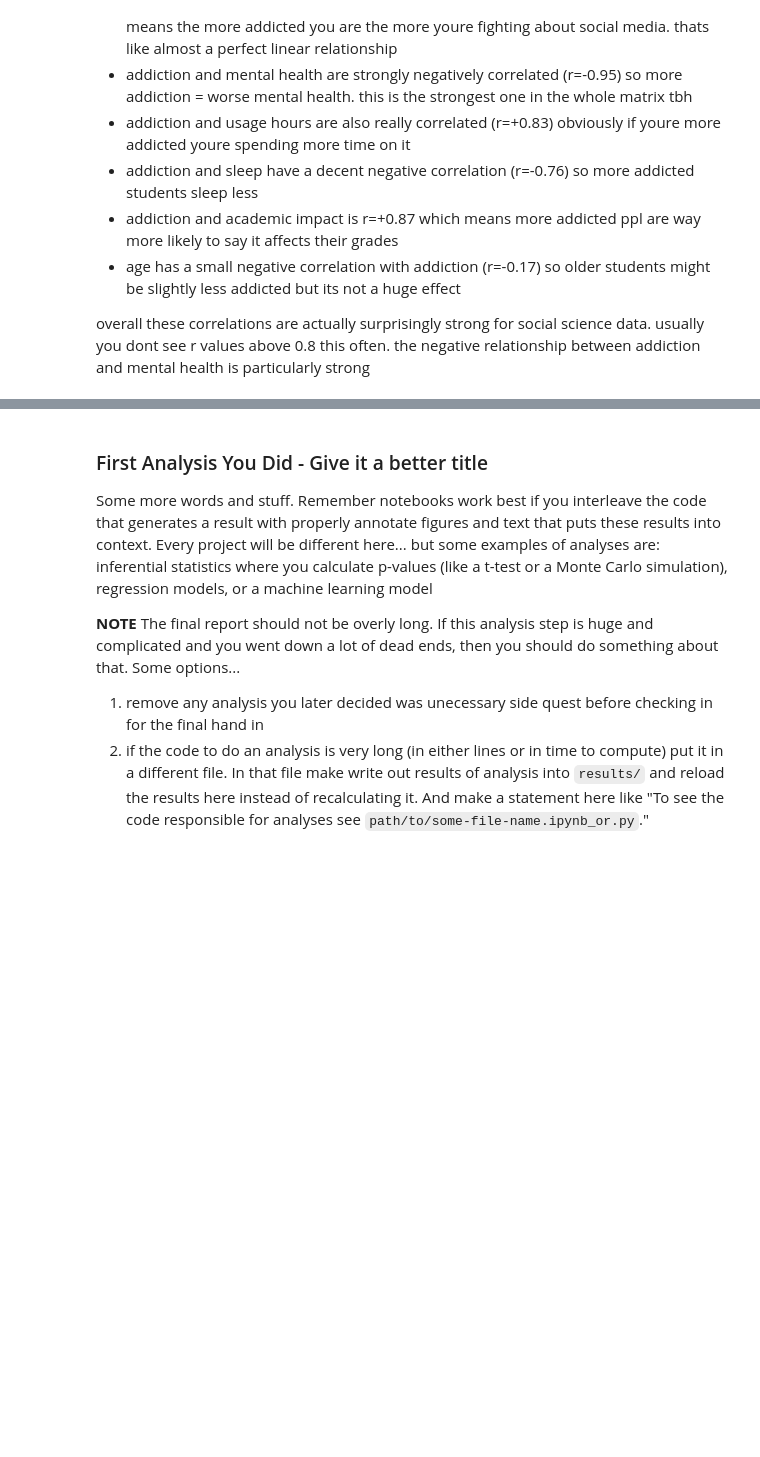
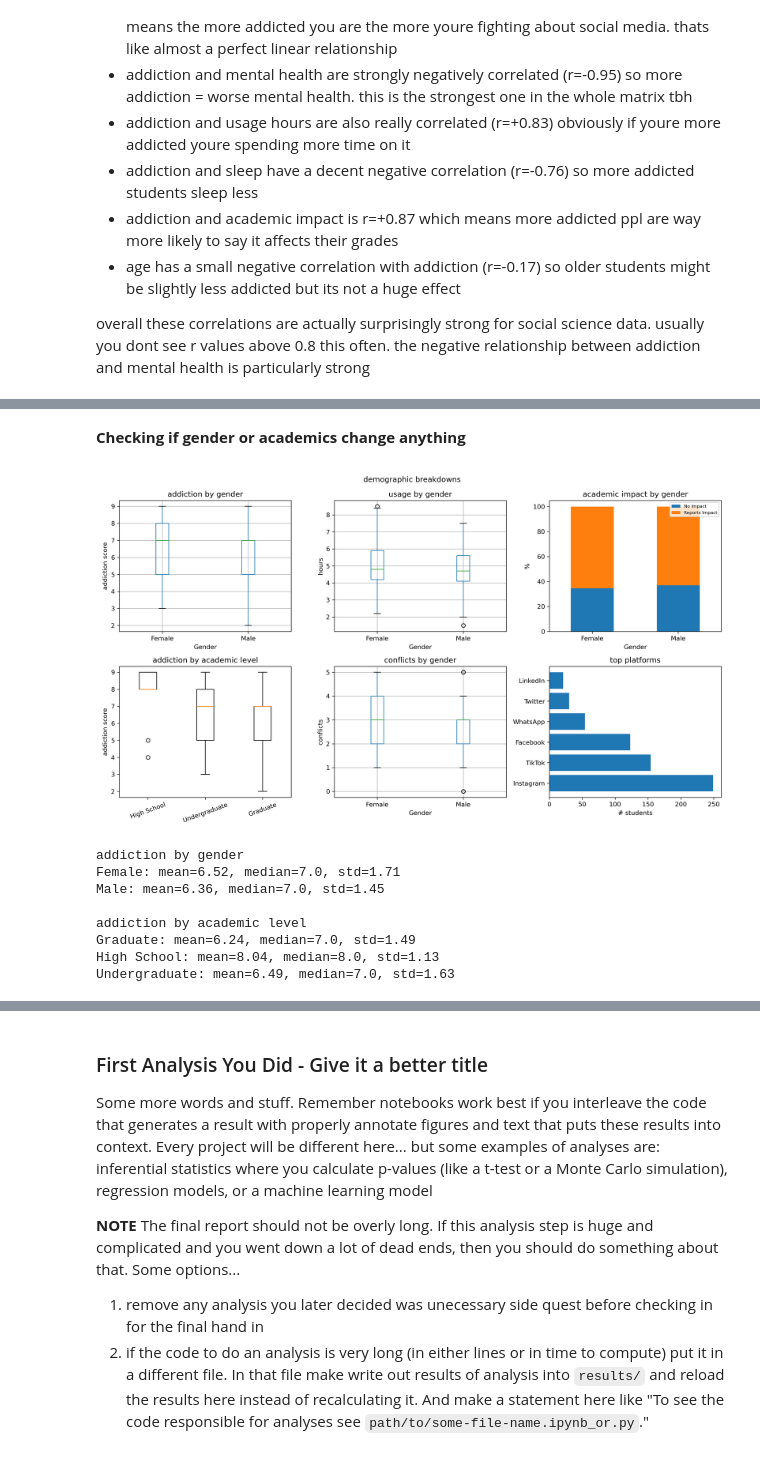
Before and after one commit to COGS108/Group151_WI26, a Jupyter notebook: 03-FinalProject.ipynb, the cells around one changed output, grey strips where cells are left out. Saved outputs shown, nothing was run; the diff lists cells and outputs as text; code cells hidden in the pictures; blank space fills up the shorter version.

```diff
--- a/03-FinalProject.ipynb
+++ b/03-FinalProject.ipynb
@@ -461,0 +493,22 @@ overall these correlations are actually surprisingly strong for social science d
+# %% [markdown]
+**Checking if gender or academics change anything**
+# %%
+display(Image("./results/section2_fig2.png"))
+# some quick stats
+print('addiction by gender')
+for row, vals in df.groupby('Gender')['Addicted_Score'].agg(['mean', 'median', 'std']).round(2).iterrows():
+    print(f'{row}: mean={vals["mean"]}, median={vals["median"]}, std={vals["std"]}')
+print()
+print('addiction by academic level')
+for row, vals in df.groupby('Academic_Level')['Addicted_Score'].agg(['mean', 'median', 'std']).round(2).iterrows():
+    print(f'{row}: mean={vals["mean"]}, median={vals["median"]}, std={vals["std"]}')
+# %% [output]
+[figure, added]
+addiction by gender
+Female: mean=6.52, median=7.0, std=1.71
+Male: mean=6.36, median=7.0, std=1.45
+
+addiction by academic level
+Graduate: mean=6.24, median=7.0, std=1.49
+High School: mean=8.04, median=8.0, std=1.13
+Undergraduate: mean=6.49, median=7.0, std=1.63
```
Also changed, not shown: parts of 13 cells of this notebook, 4 other files.
